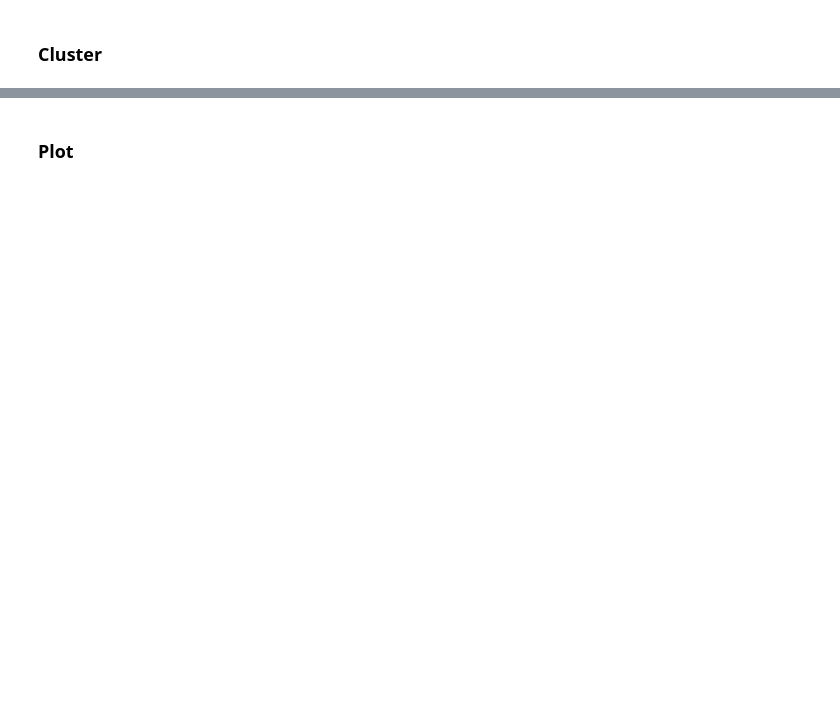
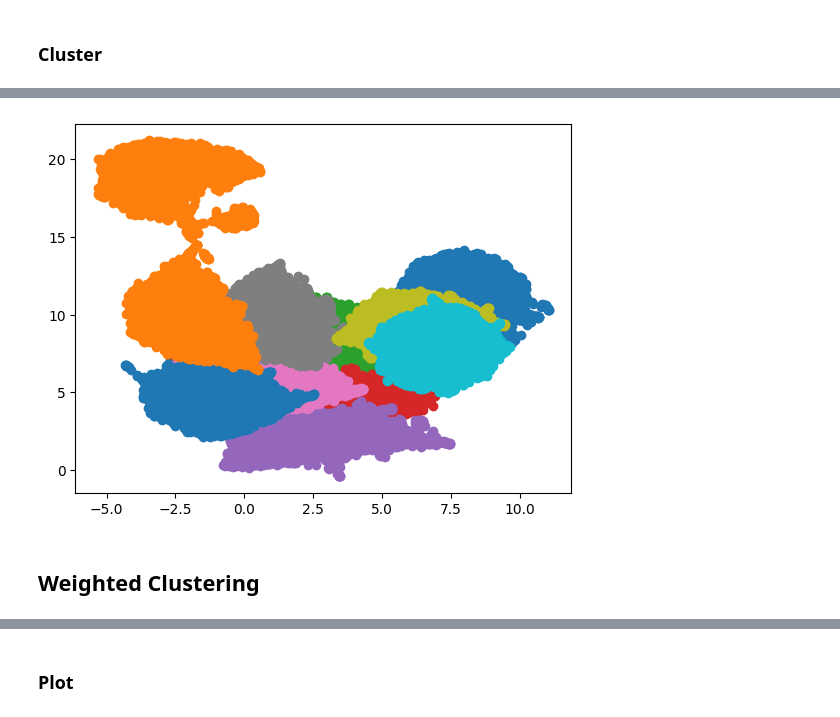
Before and after one commit to D4niel0s/NLP_project_circuits, a Jupyter notebook: Neurons_Cluster_Sum_Over_Pos.ipynb, the cells around one changed output, grey strips where cells are left out. Cells and saved outputs as stored; diff of their text form; code cells hidden in the pictures; blank space fills up the shorter version.

```diff
--- a/Neurons_Cluster_Sum_Over_Pos.ipynb
+++ b/Neurons_Cluster_Sum_Over_Pos.ipynb
@@ -305,0 +336,6 @@ torch.Size([12, 3072, 768])
+# %%
+embeddings = []
+for l in range(num_layers):
+    reducer = umap.UMAP()
+    non_empty_mask = attr[l].abs().sum(dim=1).bool()
+    embeddings.append(reducer.fit_transform(attr[l,non_empty_mask,:].cpu().detach().numpy()))
@@ -305,0 +360,7 @@ torch.Size([12, 3072, 768])
+# %%
+for l in range(num_layers):
+    plt.scatter(embeddings[l][:,0], embeddings[l][:,1])
+# %% [output]
+[figure, added]
+# %% [markdown]
+## Weighted Clustering
```
Also changed, not shown: parts of 13 cells of this notebook.
